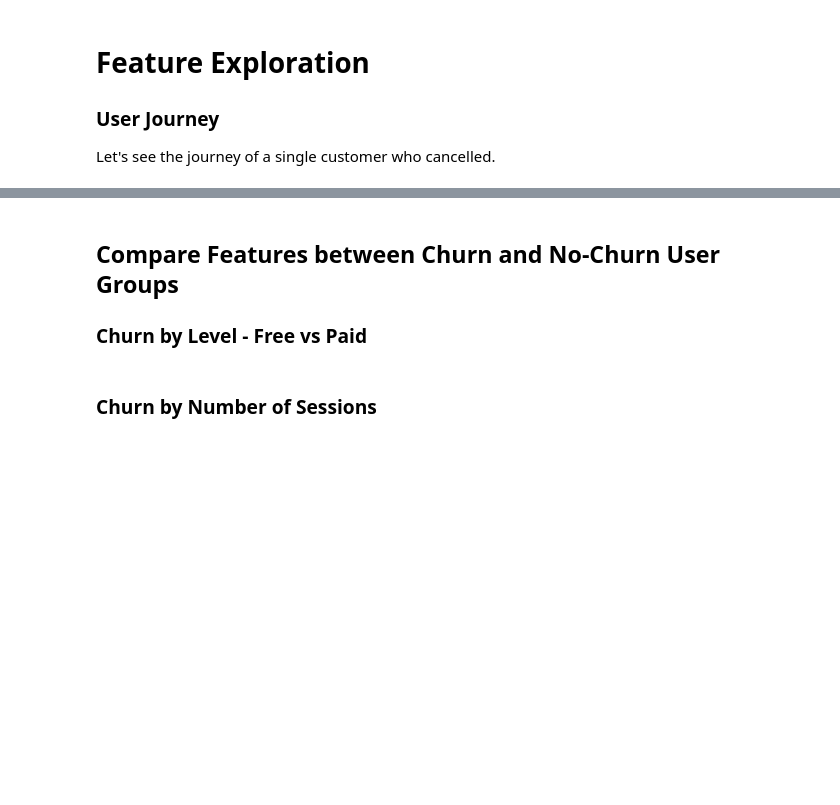
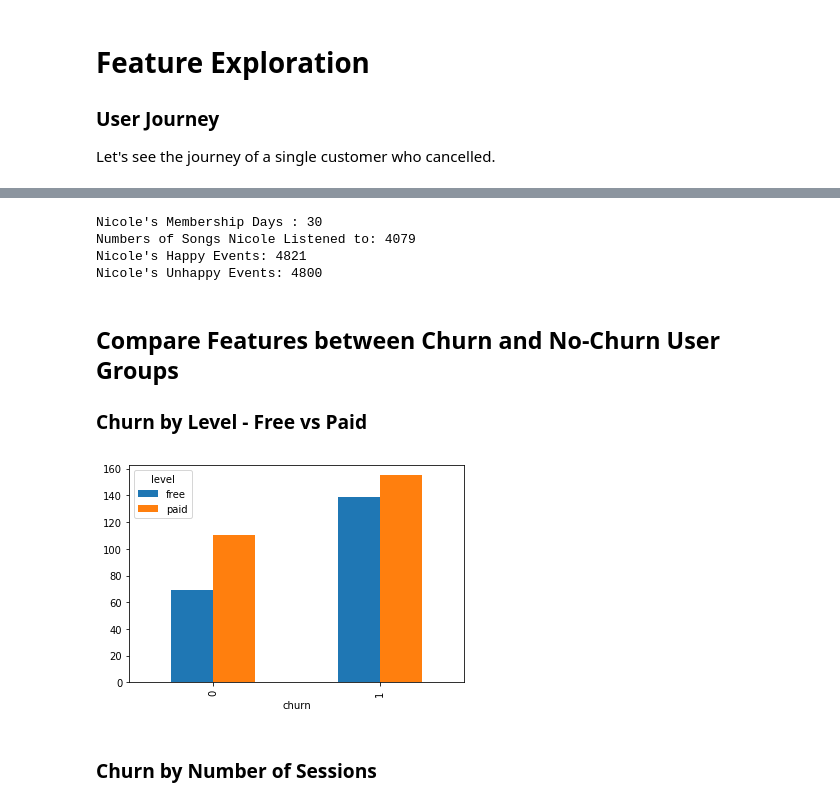
Before and after one commit to katyasa/udacity-nanodegree, a Jupyter notebook: sparkify-project/Sparkify.ipynb, the cells around one changed output, grey strips where cells are left out. Drawn from its saved outputs; the diff is of its cells as text; code cells hidden in the pictures; blank space fills up the shorter version.

```diff
--- a/sparkify-project/Sparkify.ipynb
+++ b/sparkify-project/Sparkify.ipynb
@@ -172,3 +252,15 @@ print(f"Alex's Unhappy Events: {user_cancelled_df.unhappyEvent.sum()}")
+# %%
+## Print some stats about this particular user journey
+
+print(f"Nicole's Membership Days : {user_not_cancelled_df.day.max()}")
+print(f"Numbers of Songs Nicole Listened to: {user_not_cancelled_df[user_not_cancelled_df['page']=='NextSong']['page'].count()}")
+print(f"Nicole's Happy Events: {user_not_cancelled_df.happyEvent.sum()}")
+print(f"Nicole's Unhappy Events: {user_not_cancelled_df.unhappyEvent.sum()}")
+# %% [output]
+Nicole's Membership Days : 30
+Numbers of Songs Nicole Listened to: 4079
+Nicole's Happy Events: 4821
+Nicole's Unhappy Events: 4800
 # %% [markdown]
 ## Compare Features between Churn and No-Churn User Groups
 
@@ -180,7 +272,10 @@ churn_by_level_df = df_valid.select('userId','level','churn')\
                                     .withColumnRenamed('count(DISTINCT userId)', 'count')\
                                     .toPandas()
 # %%
-churn_by_level_df.pivot(index='churn', columns='level', values='count').plot(kind='bar')
+fig = churn_by_level_df.pivot(index='churn', columns='level', values='count').plot(kind='bar').get_figure()
+fig.savefig("churn_by_level.png")
+# %% [output]
+[figure, added]
 # %% [markdown]
 ### Churn by Number of Sessions
 # %%
```
Also changed, not shown: parts of 32 cells of this notebook.
